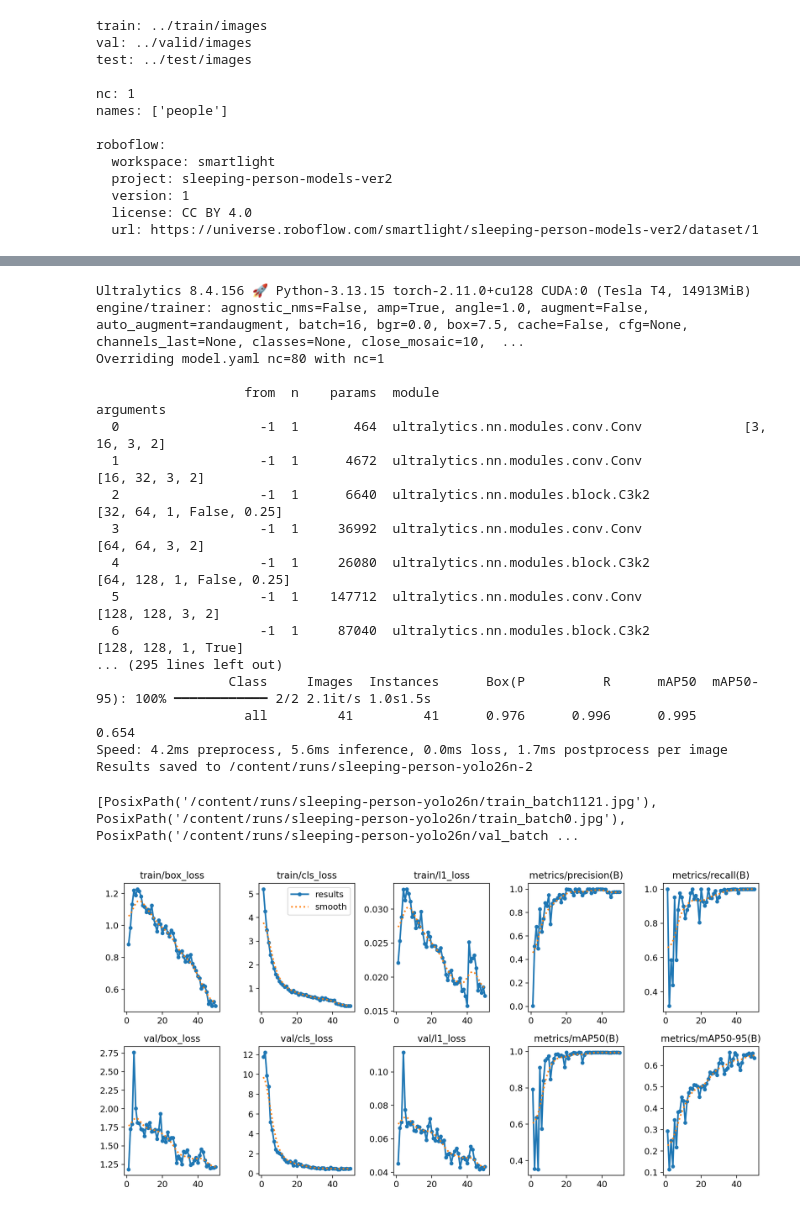
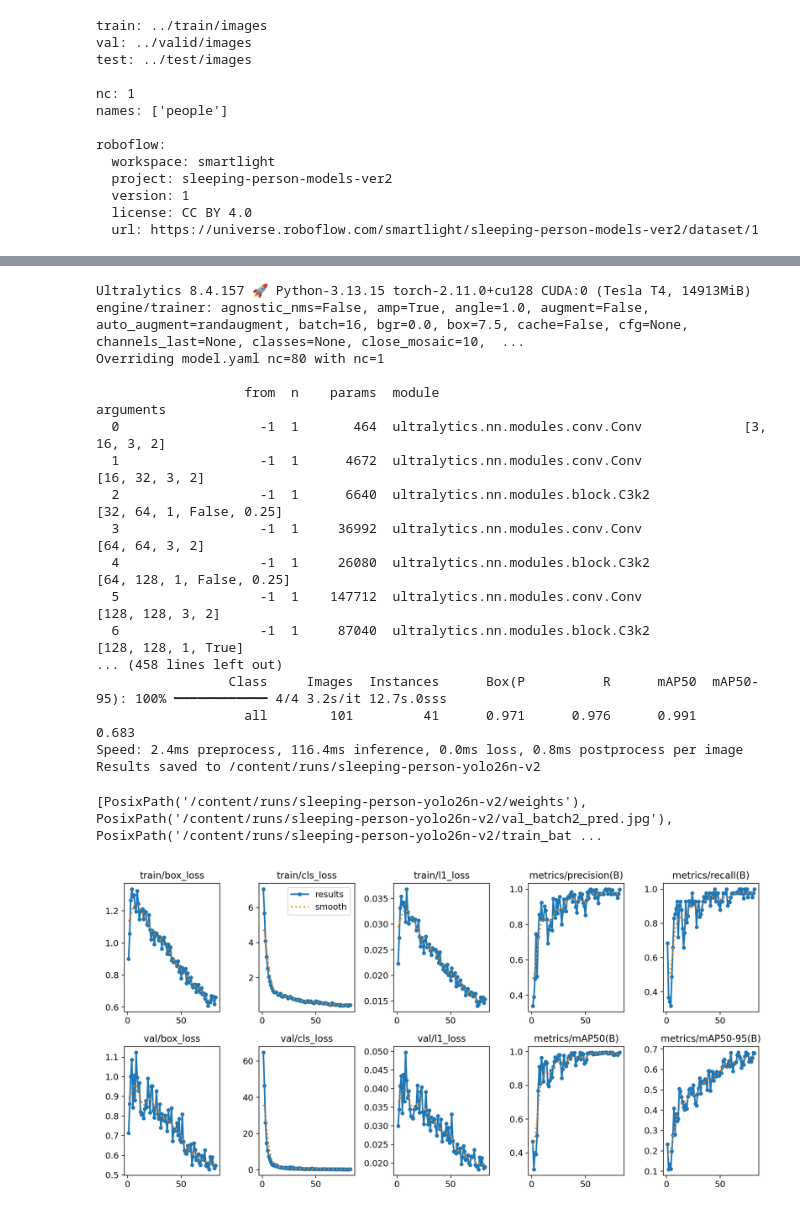
Before and after one commit to mirko-geno/hexawaker, a Jupyter notebook: train.ipynb, the cells around one changed output, grey strips where cells are left out. Saved outputs shown, nothing was run; the diff lists cells and outputs as text; code cells hidden in the pictures.

Commit message:
Working onnx model The model used to mark almost everything as a sleeping person, now it was fine-tuned using multiple negatives and backgrounds to achieve the desired

```diff
--- a/train.ipynb
+++ b/train.ipynb
@@ -157,9 +155,9 @@ plt.axis("off");
 model = YOLO("yolo26n.pt")
 # %%
 results = model.train(
-    data="/content/sleeping_person/data.yaml",
+    data="/content/sleeping_person/Sleeping Person Models With Negatives - yolo26/data.yaml",
 
-    epochs=50,
+    epochs=100,
     imgsz=640,
 
     batch=16,
@@ -170,12 +168,12 @@ results = model.train(
     workers=2,
 
     project="/content/runs",
-    name="sleeping-person-yolo26n",
+    name="sleeping-person-yolo26n-v2",
 
     pretrained=True,
 )
 # %% [output]
-Ultralytics 8.4.156 🚀 Python-3.13.15 torch-2.11.0+cu128 CUDA:0 (Tesla T4, 14913MiB)
+Ultralytics 8.4.157 🚀 Python-3.13.15 torch-2.11.0+cu128 CUDA:0 (Tesla T4, 14913MiB)
 engine/trainer: agnostic_nms=False, amp=True, angle=1.0, augment=False, auto_augment=randaugment, batch=16, bgr=0.0, box=7.5, cache=False, cfg=None, channels_last=None, classes=None, close_mosaic=10,  ...
 Overriding model.yaml nc=80 with nc=1
 
@@ -187,30 +185,30 @@ Overriding model.yaml nc=80 with nc=1
   4                  -1  1     26080  ultralytics.nn.modules.block.C3k2            [64, 128, 1, False, 0.25]
   5                  -1  1    147712  ultralytics.nn.modules.conv.Conv             [128, 128, 3, 2]
   6                  -1  1     87040  ultralytics.nn.modules.block.C3k2            [128, 128, 1, True]
-... (295 lines left out)
-                 Class     Images  Instances      Box(P          R      mAP50  mAP50-95): 100% ━━━━━━━━━━━━ 2/2 2.1it/s 1.0s1.5s
-                   all         41         41      0.976      0.996      0.995      0.654
-Speed: 4.2ms preprocess, 5.6ms inference, 0.0ms loss, 1.7ms postprocess per image
-Results saved to /content/runs/sleeping-person-yolo26n-2
+... (458 lines left out)
+                 Class     Images  Instances      Box(P          R      mAP50  mAP50-95): 100% ━━━━━━━━━━━━ 4/4 3.2s/it 12.7s.0sss
+                   all        101         41      0.971      0.976      0.991      0.683
+Speed: 2.4ms preprocess, 116.4ms inference, 0.0ms loss, 0.8ms postprocess per image
+Results saved to /content/runs/sleeping-person-yolo26n-v2
 # %%
 from pathlib import Path
 
 run_dir = Path(
-    "/content/runs/sleeping-person-yolo26n"
+    "/content/runs/sleeping-person-yolo26n-v2"
 )
 
 print(list(run_dir.iterdir()))
 # %% [output]
-[PosixPath('/content/runs/sleeping-person-yolo26n/train_batch1121.jpg'), PosixPath('/content/runs/sleeping-person-yolo26n/train_batch0.jpg'), PosixPath('/content/runs/sleeping-person-yolo26n/val_batch ...
+[PosixPath('/content/runs/sleeping-person-yolo26n-v2/weights'), PosixPath('/content/runs/sleeping-person-yolo26n-v2/val_batch2_pred.jpg'), PosixPath('/content/runs/sleeping-person-yolo26n-v2/train_bat ...
 # %%
 from IPython.display import Image, display
 
 display(
     Image(
-        filename="/content/runs/sleeping-person-yolo26n/results.png"
+        filename="/content/runs/sleeping-person-yolo26n-v2/results.png"
     )
 )
 # %% [output]
-[figure, old version]
+[figure, new version]
 # %%
 best_model = YOLO(
```
Also changed, not shown: parts of 17 cells of this notebook, 5 other files.
